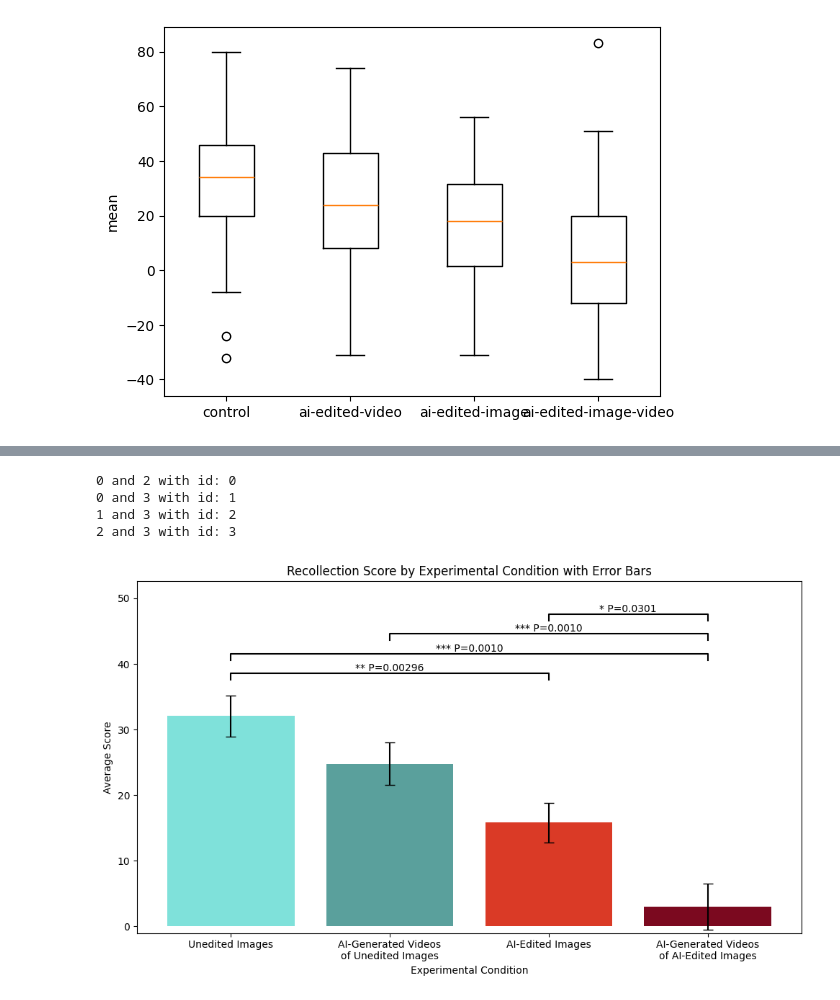
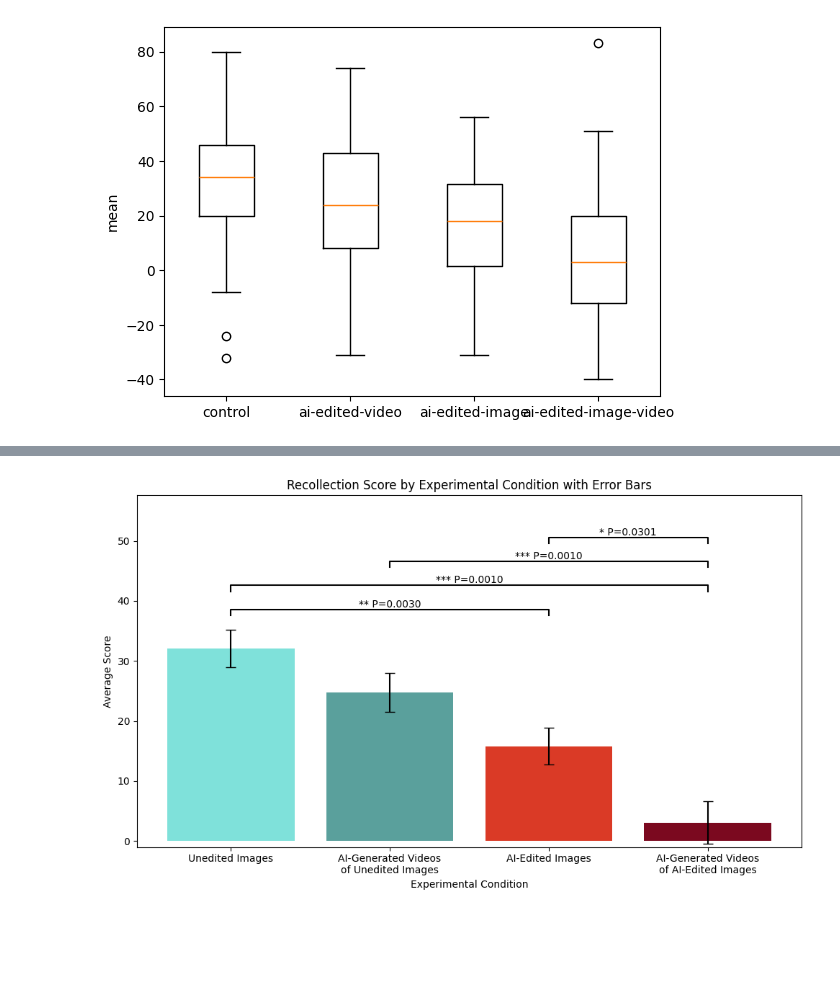
Before and after one commit to mitmedialab/synthetic-human-memories, a Jupyter notebook: analyze.ipynb, the cells around one changed output, grey strips where cells are left out. Cells and saved outputs as stored; diff of their text form; code cells hidden in the pictures; blank space fills up the shorter version.

```diff
--- a/analyze.ipynb
+++ b/analyze.ipynb
@@ -138,8 +184,6 @@ higher score means less false memory
 | ai-edited-video | 47.80 | 4.14 | 24.76 | 3.78 | 23.04 |
 | control | 57.76 | 5.67 | 32.06 | 4.41 | 25.69 |
 # %%
-from scipy.stats import shapiro, levene, f_oneway, tukey_hsd
-
 # convert score to list based on 'condition'
 data = []
 conditions = ['control', 'ai-edited-video', 'ai-edited-image', 'ai-edited-image-video']
@@ -147,22 +191,16 @@ for c in conditions:
     s = score[score['condition'] == c]['weighted induced']
     data.append(s.tolist())
 
-# shapiro-wilk test
-shapiro_results = {}
-for condition in conditions:
-    values = np.array(data[conditions.index(condition)])
-    test_statistic, p_value = shapiro(values)
-    shapiro_results[condition] = (test_statistic, p_value)
-for condition, results in shapiro_results.items():
-    print(f"Condition: {condition}\nShapiro-Wilk Test Statistic: {results[0]}, P-Value: {results[1]}\n")
+print("SHAPIRO-WILK")
+for i in range(4):
+    print(conditions[i], "=>", shapiro(data[i]))
 
+print("\nLEVENE", "=>", levene(*data))
 
-# kruskal test
-test_statistic, p_value = levene(*data)
-#print(f"Kruskal-Wallis H Test Statistic: {test_statistic}, P-Value: {p_value}")
+print("ANOVA", "=>", f_oneway(*data))
 
-levene(*data)
-f_oneway(*data)
+print("\nTUKEY (weighted score)")
+print(sp.posthoc_tukey(data))
 
-# data
+# control - 1, ai-edited-video - 2, ai-edited-image - 3, ai-edited-image-video - 4
 # %% [output]
@@ -252,8 +255,13 @@ means, errors, sds
 ordered_labels = ['Unedited Images', 'AI-Generated Videos\nof Unedited Images', 'AI-Edited Images', 'AI-Generated Videos\nof AI-Edited Images']
 colors = ["#7FE1DA", "#5AA09C", "#DA3A26", "#7B091F"]
 
- # X positions
+# X positions
 x_pos = np.arange(len(conditions))
+
+# *    P ≤ 0.05
+# **   P ≤ 0.01
+# ***  P ≤ 0.001
+# **** P ≤ 0.0001
 
 #           1         2         3         4
 # 1  1.000000  0.396745  0.002962  0.001000
@@ -261,14 +269,9 @@ x_pos = np.arange(len(conditions))
 # 3  0.002962  0.210558  1.000000  0.030136
 # 4  0.001000  0.001000  0.030136  1.000000
 
-# *    P ≤ 0.05
-# **   P ≤ 0.01
-# ***  P ≤ 0.001
-# **** P ≤ 0.0001
-
 # Significance values (p-values) for the significance markers
 significance_values = [
-    ((0, 2), '** P=0.0027'),
+    ((0, 2), '** P=0.0030'),
     ((0, 3), '*** P=0.0010'),
     ((1, 3), '*** P=0.0010'),
     ((2, 3), '* P=0.0301'),
@@ -281,38 +284,34 @@ plt.title('Recollection Score by Experimental Condition with Error Bars')
 plt.ylabel('Average Score')
 plt.xlabel('Experimental Condition')
 plt.xticks(x_pos, ordered_labels)
 
 # Adding significance markers with p-values, separate and not overlapping
 y_base_offset = 2  # Base vertical offset for significance lines
-y_increment = 3  # Increment for each subsequent significance marker
+y_increment = 4  # Increment for each subsequent significance marker
 
 # Initialize the first y position above the highest bar
 current_y_position = max(means) + max(errors) + y_base_offset
 
 for idx, ((i, j), label) in enumerate(significance_values):
     x1, x2 = x_pos[i], x_pos[j]
-    print("{1} and {2} with id: {0}".format(idx, x1, x2))
+    # print("{1} and {2} with id: {0}".format(idx, x1, x2))
     y = current_y_position
     h, col = 1, 'k'
     plt.plot([x1, x1, x2, x2], [y, y+h, y+h, y], lw=1.5, c=col)
     plt.text((x1 + x2) * 0.5, y + h, label, ha='center', va='bottom', color=col)
     current_y_position += y_increment  # Update the y position for the next marker
 
 # Adjust plot limits to make space for significance markers
 plt.ylim(-1, current_y_position + y_increment)
 
 # Improve layout
 plt.tight_layout()
 
 plt.savefig('immediate_false_mem.png')
 #plt.savefig('foo.png', bbox_inches='tight')
 
 # Show the plot
 plt.show()
 # %% [output]
-0 and 2 with id: 0
-0 and 3 with id: 1
-1 and 3 with id: 2
-2 and 3 with id: 3
-[figure, old version]
+[figure, new version]
 # %%
```
Also changed, not shown: parts of 16 cells of this notebook, 1 other file.
